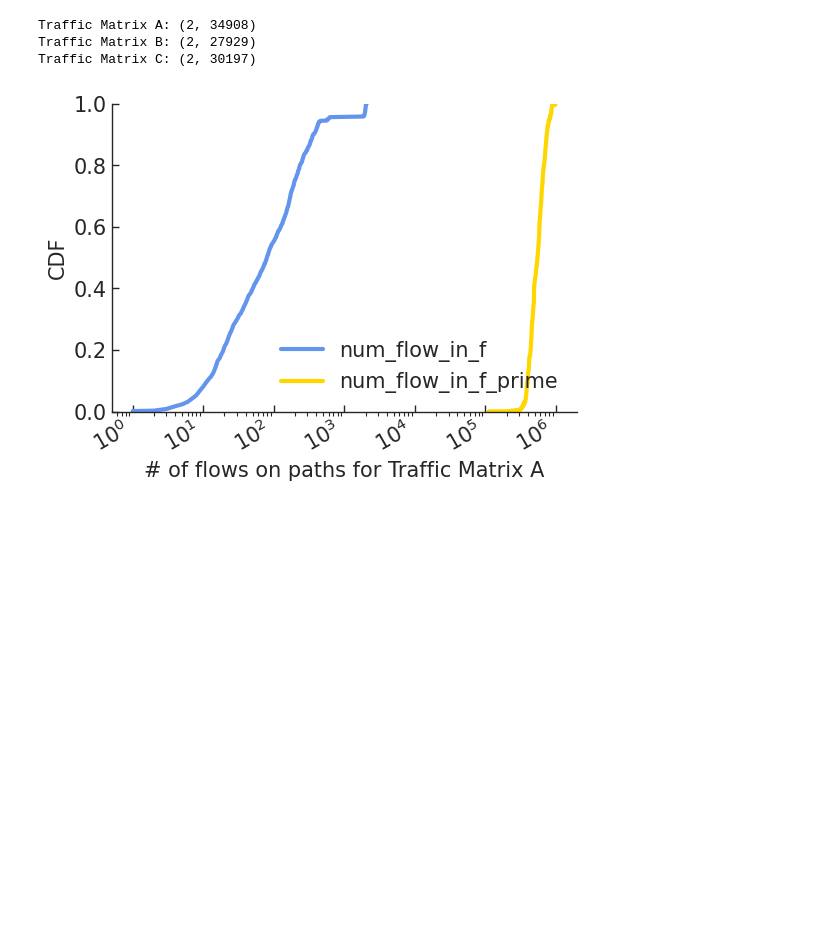
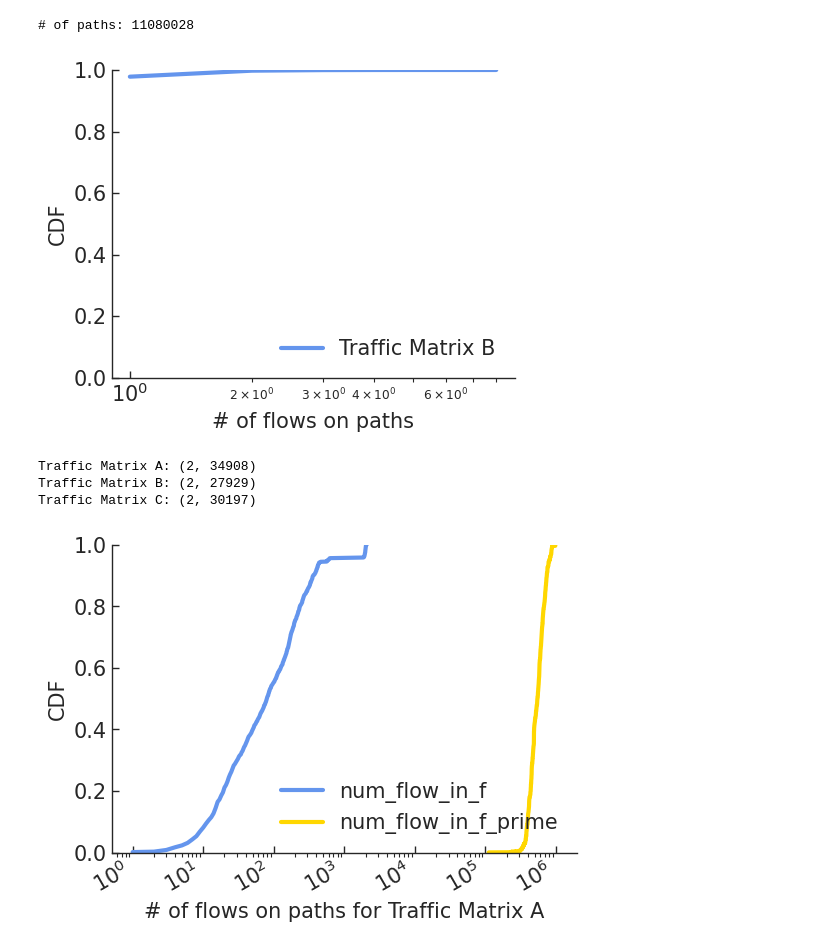
Before and after one commit to uw-polestar/parsimon-eval, a Jupyter notebook: expts/fig_7/analysis/stats.ipynb, the cells around one changed output. Drawn from its saved outputs; the diff is of its cells as text; code cells hidden in the pictures; blank space fills up the shorter version.

Commit message:
add sensitivity plotting

```diff
--- a/expts/fig_7/analysis/stats.ipynb
+++ b/expts/fig_7/analysis/stats.ipynb
@@ -14,9 +14,9 @@ from util import plot_cdf
 # %%
 save_path="/data2/lichenni/ns3"
 file2matrix = {
-        '../../workload/spatials/cluster_a_2_16.json': 'Traffic Matrix A',
-        '../../workload/spatials/cluster_b_2_16.json': 'Traffic Matrix B',
-        '../../workload/spatials/cluster_c_2_16.json': 'Traffic Matrix C',
+        '../../workload/spatials/cluster_a.json': 'Traffic Matrix A',
+        '../../workload/spatials/cluster_b.json': 'Traffic Matrix B',
+        '../../workload/spatials/cluster_c.json': 'Traffic Matrix C',
     }
 file2oversub = {
         'spec/cluster_1_to_1.json': '1-to-1',
@@ -26,49 +26,40 @@ file2oversub = {
 # %%
 res={}
 mix_file = '../spec/1.mix.json'
 with open(mix_file) as f:
     mix = json.load(f)
     mix_id = mix['id']
     mix_dir = f'../data/{mix_id}'
     traffic_mat=file2matrix[mix['spatial']]
     # Accuracy metrics
-    file_path_to_flowId=f'{save_path}/path_to_flowId_{mix_id}.npz'
+    file_path_to_flowId=f'{save_path}/path_to_flowId_{mix_id}_fig7.npz'
     if not os.path.exists(file_path_to_flowId):
-        path_to_info={}
         path_to_flowid={}
-        n_path_sampled=0
-        with open(f'{mix_dir}/mlsys/path.txt', 'r') as file:
+        with open(f'{mix_dir}/mlsys/path_to_flows.txt', 'r') as file:
             for line_idx,line in enumerate(file):
-                if line_idx==0:
-                    n_path_sampled=int(line.strip().split(",")[1])
-                elif line_idx==1:
-                    path_list = line.strip()[:-1].split(",")
-                    for path in path_list:
-                        parts=path.split(":")
-                        # the sampling frequency of the path and the number of flows in the path
-                        path_to_info[parts[0]]=[int(parts[1]),int(parts[2])]
-                else:
-                    # Remove leading and trailing whitespaces
-                    parts = line.strip().split(':')
+                parts = line.strip().split(':')
 
-                    path, numbers_part = parts[0], parts[1]
+                # Extract the ranges part (before ':') and the numbers part (after ':')
+                path, numbers_part = parts[0], parts[1]
 
-                    flowid_list = [int(x) for x in numbers_part.split(',')]
+                flowid_list = [int(x) for x in numbers_part.split(',')]
 
-                    path_to_flowid[path]=flowid_list
-        np.savez(file_path_to_flowId, n_path_sampled=n_path_sampled,path_to_info=path_to_info,path_to_flowid=path_to_flowid)
+                path_to_flowid[path]=flowid_list
+        np.savez(file_path_to_flowId, path_to_flowid=path_to_flowid)
+
     else:
         data=np.load(file_path_to_flowId, allow_pickle=True)
-        n_path_sampled=data['n_path_sampled']
-        path_to_info=data['path_to_info'].item()
         path_to_flowid=data['path_to_flowid'].item()
 
     assert n_path_sampled==len(path_to_info)
     print("# of paths:", len(path_to_flowid))
     res[f"{traffic_mat}"]=np.array([len(path_to_flowid[key]) for key in path_to_flowid])
 legend_list=list(res.keys())
 val=[np.array(res[key]) for key in res]
 plot_cdf(val,'xxx.pdf',legend_list,'# of flows on paths',legend_font=15,group_size=4,loc=4,rotate_xaxis=False,log_switch=True)
+# %% [output]
+# of paths: 11080028
+[figure, added]
 # %%
 num_flow_in_path=defaultdict(lambda:[])
 method_list=['mlsys']
```
Also changed, not shown: 7 other files.
